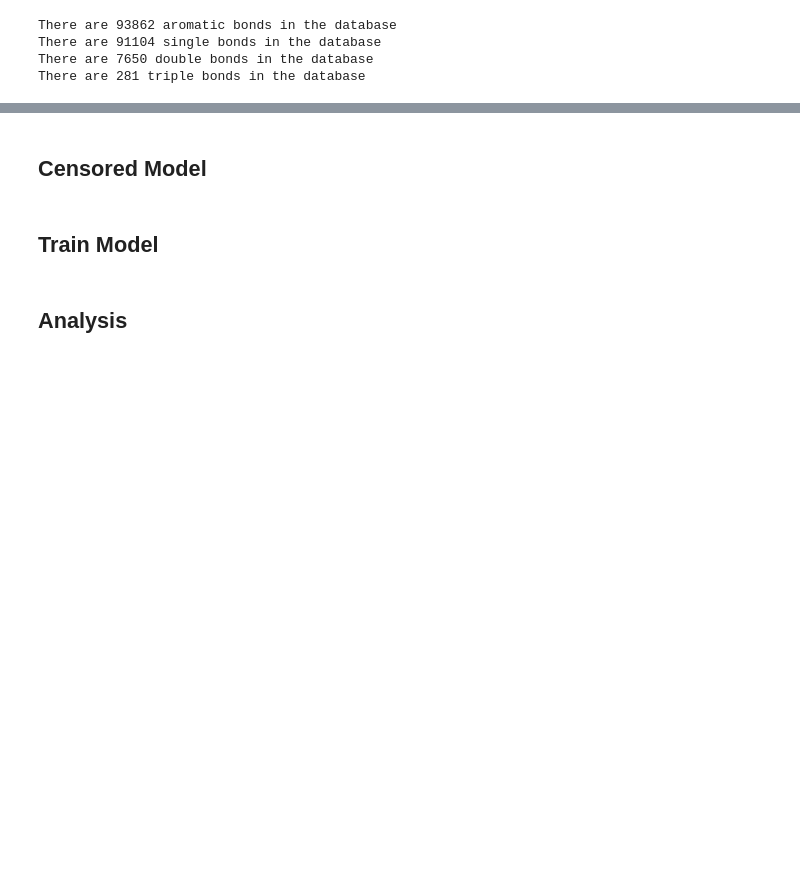
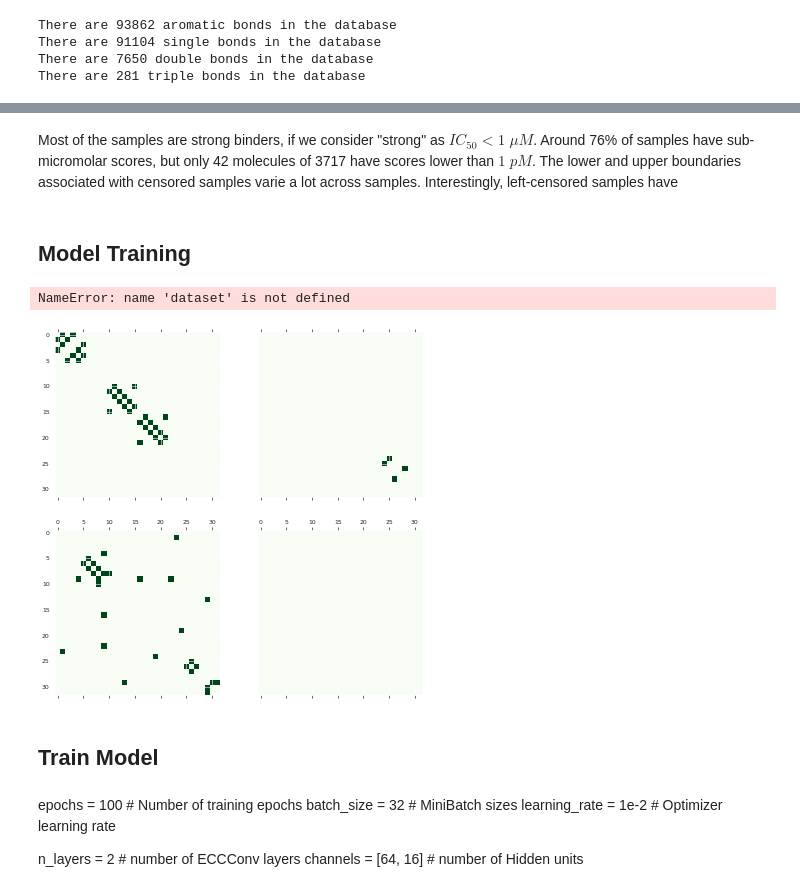
Before and after one commit to alejogiley/ChemGraphs, a Jupyter notebook: notebooks/playground.ipynb, the cells around one changed output, grey strips where cells are left out. Cells and saved outputs as stored; diff of their text form; code cells hidden in the pictures; blank space fills up the shorter version.

```diff
--- a/notebooks/playground.ipynb
+++ b/notebooks/playground.ipynb
@@ -216,5 +354,36 @@ plt.show()
+# %% [markdown]
+Most of the samples are strong binders, if we consider "strong" as $IC_{50} < 1 \; \mu M$. Around 76% of samples have sub-micromolar scores, but only 42 molecules of 3717 have scores lower than $1 \; pM$. The lower and upper boundaries associated with censored samples varie a lot across samples. Interestingly, left-censored samples have
 # %% [markdown]
-## Censored Model
+## Model Training
+# %%
+# Transform the adjacency matrix
+# according to ECCConv
+dataset.apply(LayerPreprocess(ECCConv))
+
+# randomize indexes
+indxs = np.random.permutation(len(dataset))
+
+# split 90%/10%
+split = int(0.9 * len(dataset))
+
+# Train/test indexes
+trnxs, tesxs = np.split(indxs, [split])
+
+# Dataset partition
+train, tests = dataset[trnxs], dataset[tesxs]
+# %% [output]
+NameError: name 'dataset' is not defined
+# %%
+fig, axes = plt.subplots(2, 2, figsize=(12, 12), dpi=40, sharey=True, sharex=True)
+
+k = 0
+axes[0, 0].matshow(tests[k]['e'][:,:,0], vmin=0, vmax=1, cmap ='Greens')
+axes[0, 1].matshow(tests[k]['e'][:,:,1], vmin=0, vmax=1, cmap ='Greens')
+axes[1, 0].matshow(tests[k]['e'][:,:,2], vmin=0, vmax=1, cmap ='Greens')
+axes[1, 1].matshow(tests[k]['e'][:,:,3], vmin=0, vmax=1, cmap ='Greens')
+plt.show()
+# %% [output]
+[figure, added]
 # %%
 def tobit_loss(y_true, y_pred, sigma, eps=1e-7):
 
@@ -275,5 +444,10 @@ train_gcnn.py \
     --n_layers 2 \
     --seed 0 \
     "maxlike_mse_loss"
-# %% [markdown]
-## Analysis
+# %% [markdown]
+epochs = 100  # Number of training epochs
+batch_size = 32 # MiniBatch sizes
+learning_rate = 1e-2 # Optimizer learning rate
+
+n_layers = 2  # number of ECCConv layers
+channels = [64, 16]  # number of Hidden units
```
Also changed, not shown: parts of 17 cells of this notebook, 48 other files.
